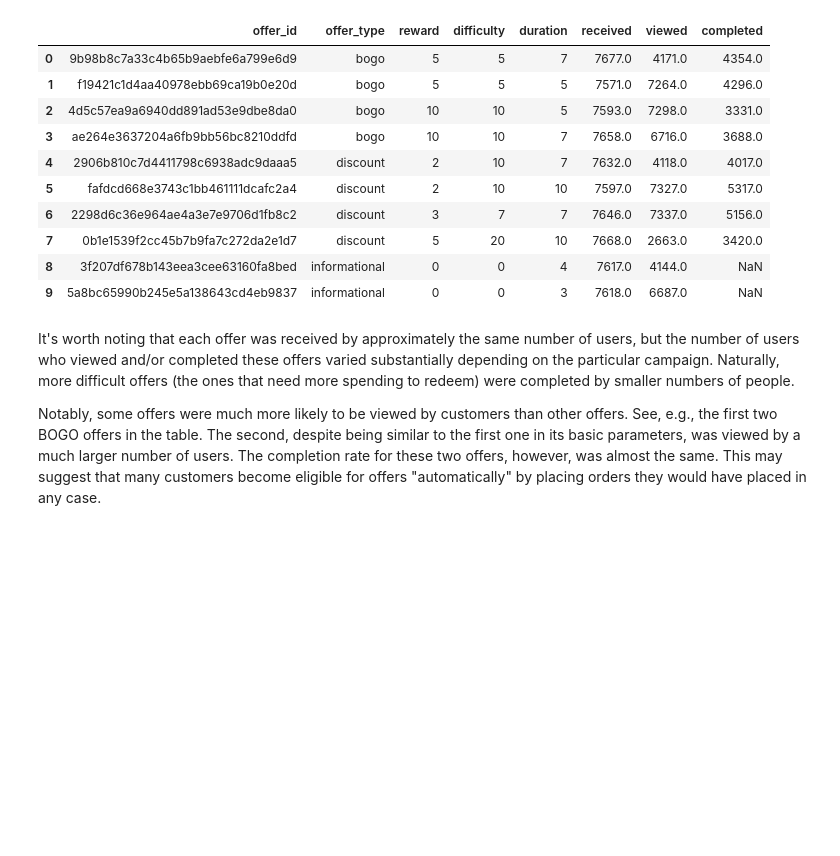
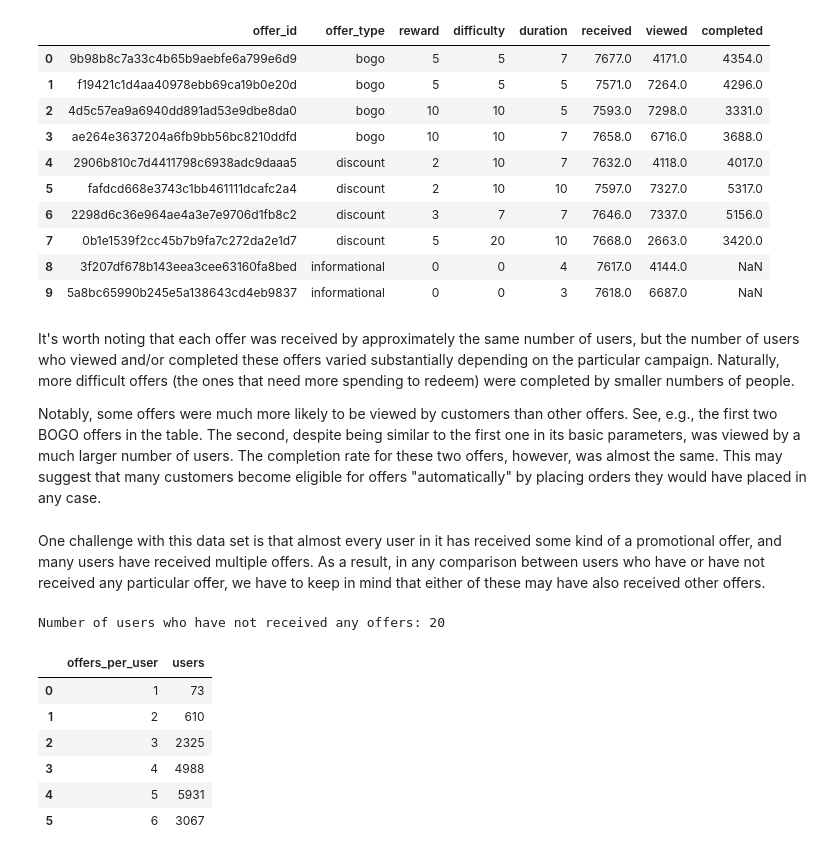
Before and after one commit to shirikov/starbucks-data-analysis, a Jupyter notebook: starbucks_data_exploration.ipynb, the cells around one changed output. Saved outputs shown, nothing was run; the diff lists cells and outputs as text; code cells hidden in the pictures; blank space fills up the shorter version.

Commit message:
exploring data update

```diff
--- a/starbucks_data_exploration.ipynb
+++ b/starbucks_data_exploration.ipynb
@@ -132,3 +132,25 @@ offer_stats.sort_values(by=['offer_type', 'reward']).reset_index(drop=True)
 It's worth noting that each offer was received by approximately the same number of users, but the number of users who viewed and/or completed these offers varied substantially depending on the particular campaign. Naturally, more difficult offers (the ones that need more spending to redeem) were completed by smaller numbers of people.
 
 Notably, some offers were much more likely to be viewed by customers than other offers. See, e.g., the first two BOGO offers in the table. The second, despite being similar to the first one in its basic parameters, was viewed by a much larger number of users. The completion rate for these two offers, however, was almost the same. This may suggest that many customers become eligible for offers "automatically" by placing orders they would have placed in any case.
+# %% [markdown]
+One challenge with this data set is that almost every user in it has received some kind of a promotional offer, and many users have received multiple offers. As a result, in any comparison between users who have or have not received any particular offer, we have to keep in mind that either of these may have also received other offers.
+# %%
+# number of offers per user
+num_offers = transcript[transcript.event=='offer received'].groupby('person').size().reset_index(level=0)
+print("Number of users who have not received any offers: " + str(transcript[~transcript.person.isin(num_offers.person.tolist())].person.shape[0]))
+# %% [output]
+Number of users who have not received any offers: 20
+# %%
+# number of users by the number of offers they received
+num_offers.columns = ['person', 'offers']
+offers_per_user = num_offers.groupby('offers').size().reset_index(level=0)
+offers_per_user.columns = ['offers_per_user', 'users']
+offers_per_user
+# %% [output]
+|  | offers_per_user | users |
+| 0 | 1 | 73 |
+| 1 | 2 | 610 |
+| 2 | 3 | 2325 |
+| 3 | 4 | 4988 |
+| 4 | 5 | 5931 |
+| 5 | 6 | 3067 |
```
Also changed, not shown: parts of 5 cells of this notebook.
